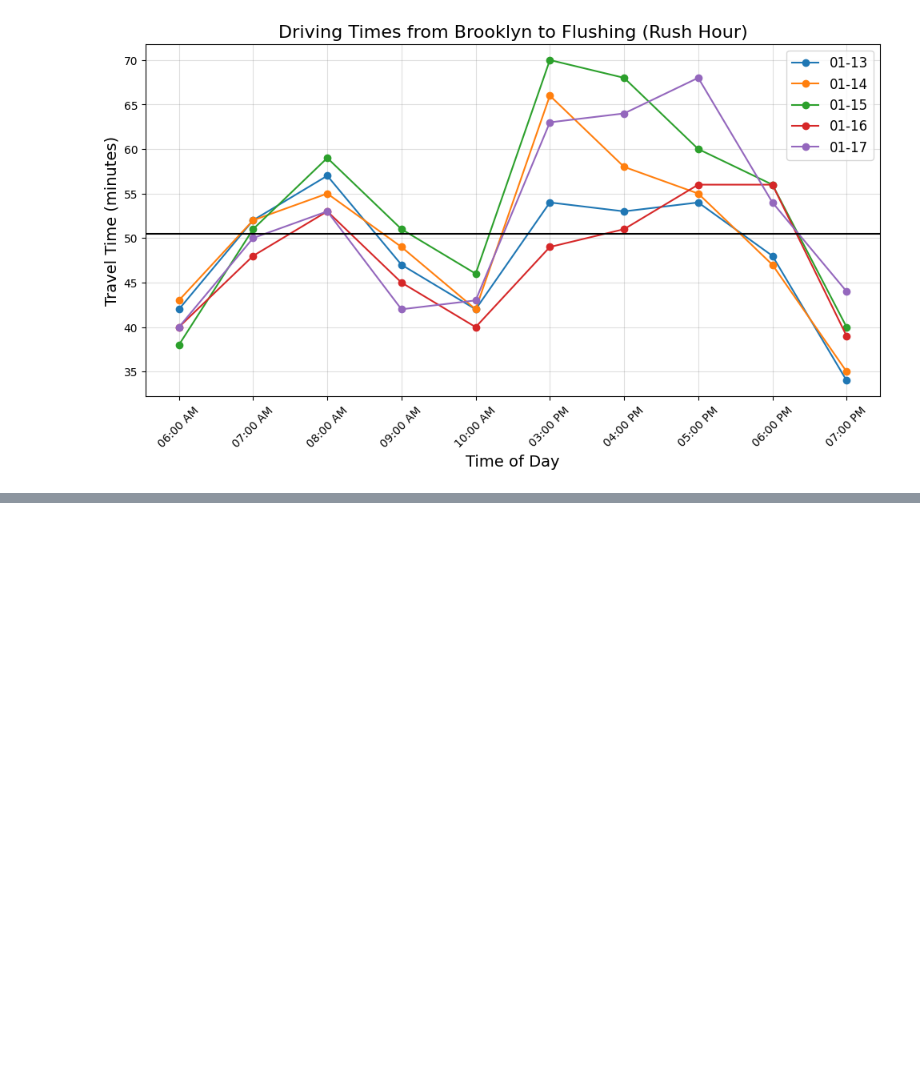
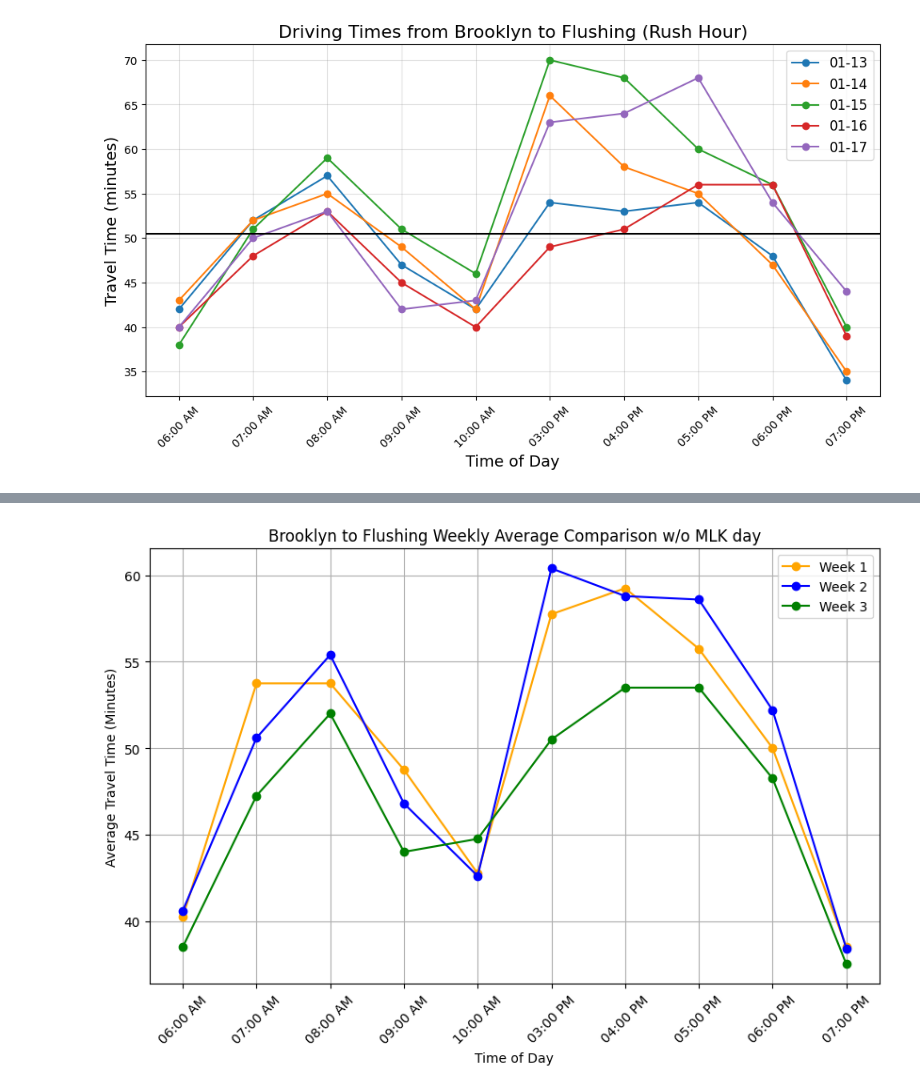
Before and after one commit to Jhwee2/NYC_Congestion_Pricing, a Jupyter notebook: Bk_Flushing_Transformer_graph.ipynb, the cells around one changed output, grey strips where cells are left out. Saved outputs shown, nothing was run; the diff lists cells and outputs as text; code cells hidden in the pictures; blank space fills up the shorter version.

```diff
--- a/Bk_Flushing_Transformer_graph.ipynb
+++ b/Bk_Flushing_Transformer_graph.ipynb
@@ -335,0 +541,19 @@ plt.show()
+# %%
+# Plot the results for all three weeks
+plt.figure(figsize=(10, 6))
+plt.plot(times, avg_times_week_1, marker='o', linestyle='-', color='orange', label='Week 1')
+plt.plot(times, avg_times_week_2, marker='o', linestyle='-', color='blue', label='Week 2')
+plt.plot(times, avg_times_week_3, marker='o', linestyle='-', color='green', label='Week 3')
+
+# Labels and title
+plt.xlabel("Time of Day")
+plt.ylabel("Average Travel Time (Minutes)")
+plt.title("Brooklyn to Flushing Weekly Average Comparison w/o MLK day")
+plt.xticks(rotation=45)
+plt.legend()
+plt.grid(True)
+
+# Display the plot
+plt.show()
+# %% [output]
+[figure, added]
```
Also changed, not shown: parts of 7 cells of this notebook, 9 other files.
